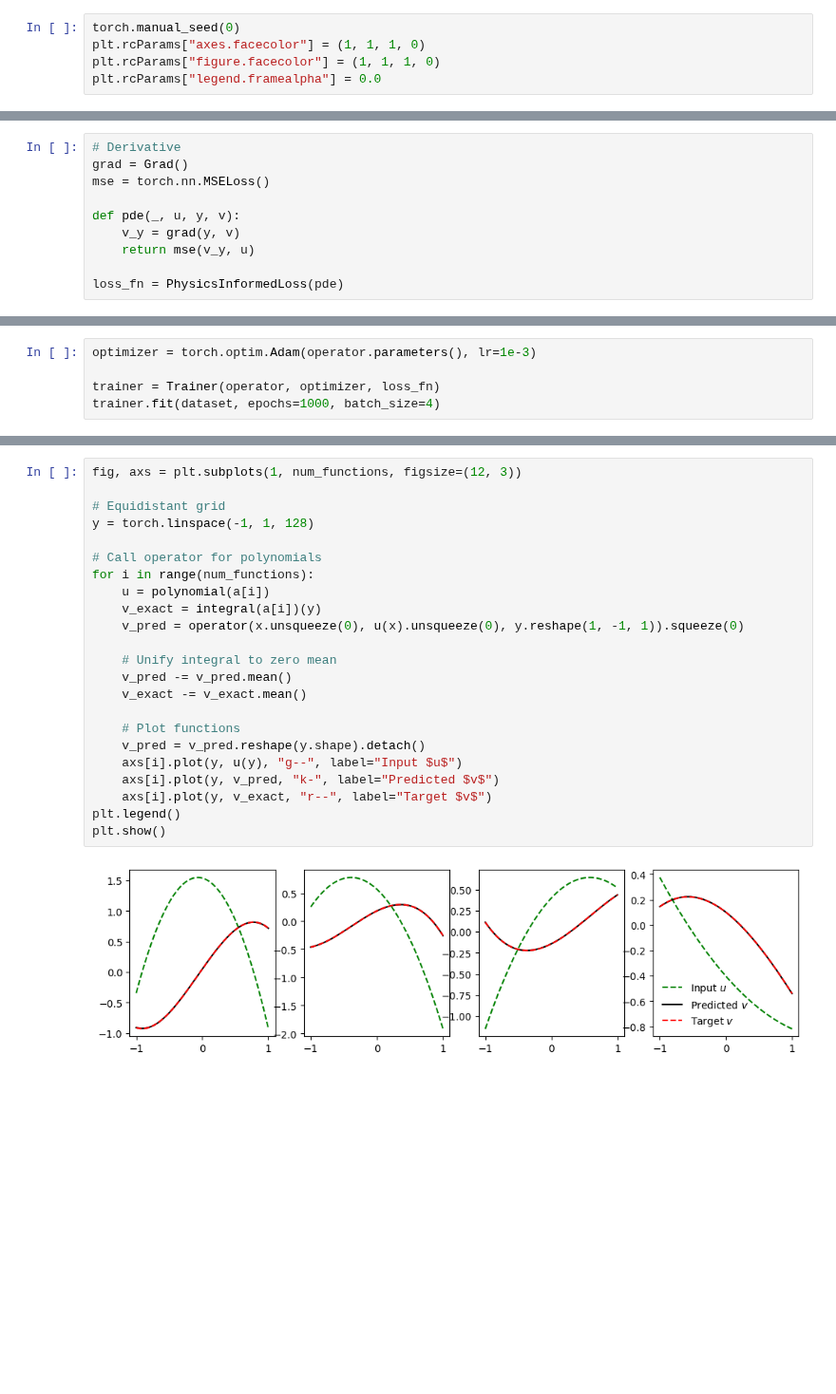
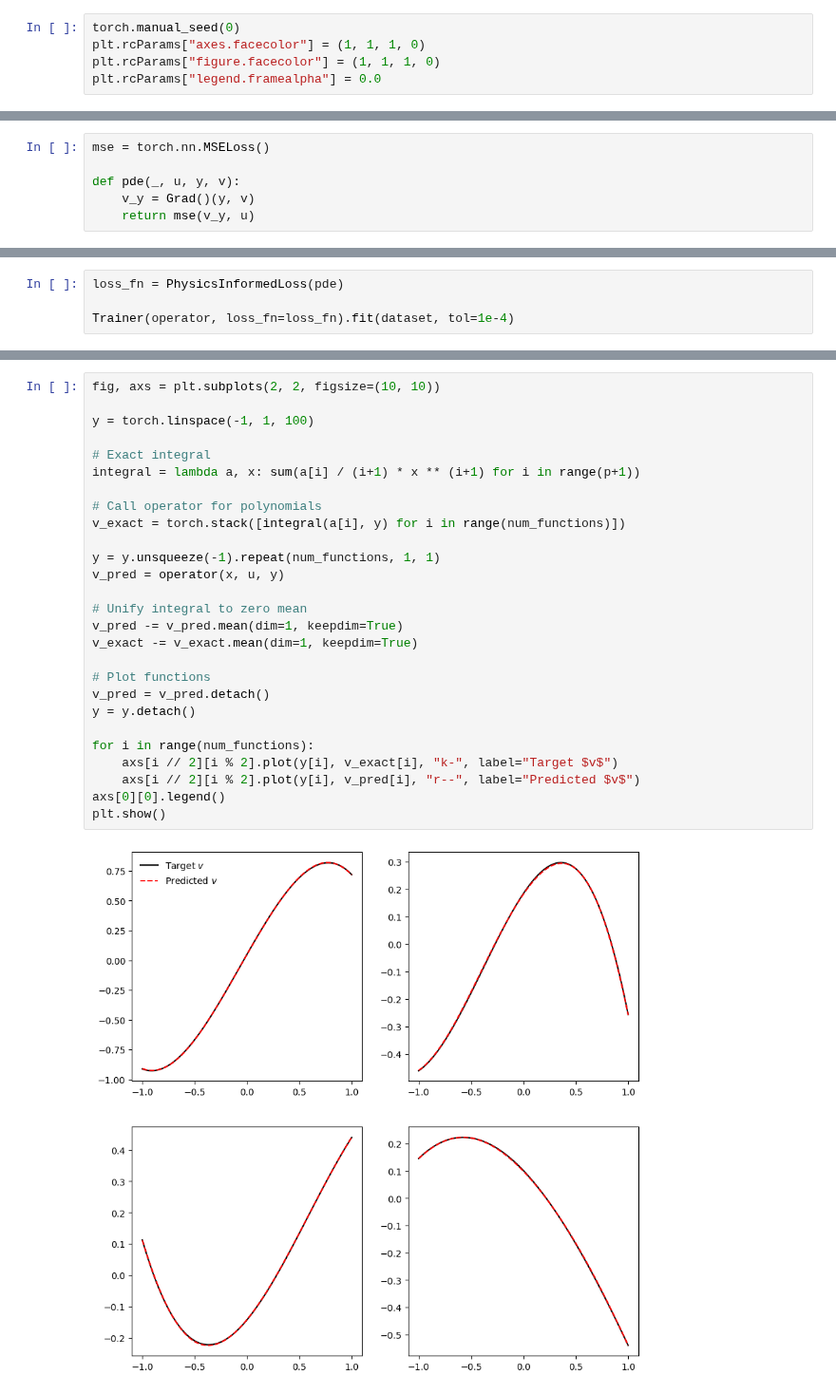
Before and after one commit to aai-institute/continuiti, a Jupyter notebook: examples/physicsinformed.ipynb, the cells around one changed output, grey strips where cells are left out. Shown at 95% size. Drawn from its saved outputs; the diff is of its cells as text; blank space fills up the shorter version.

Commit message:
Simplify physics-informed.

```diff
--- a/examples/physicsinformed.ipynb
+++ b/examples/physicsinformed.ipynb
@@ -84,10 +100,6 @@ As we want to learn the intergral operator $G$, we define a physics-informed los
 # %%
-# Derivative
-grad = Grad()
 mse = torch.nn.MSELoss()
 
 def pde(_, u, y, v):
-    v_y = grad(y, v)
+    v_y = Grad()(y, v)
     return mse(v_y, u)
-
-loss_fn = PhysicsInformedLoss(pde)
@@ -98,5 +105,0 @@ We train the neural operator using the physics-informed loss function.
-# %%
-optimizer = torch.optim.Adam(operator.parameters(), lr=1e-3)
-
-trainer = Trainer(operator, optimizer, loss_fn)
-trainer.fit(dataset, epochs=1000, batch_size=4)
@@ -106,0 +111,4 @@ Epoch 1000:  loss/train = 3.0358e-05  (0.0175 s/epoch)
+# %%
+loss_fn = PhysicsInformedLoss(pde)
+
+Trainer(operator, loss_fn=loss_fn).fit(dataset, tol=1e-4)
@@ -112,25 +124,29 @@ fine resolution of the mapping along with the target function.
 # %%
-fig, axs = plt.subplots(1, num_functions, figsize=(12, 3))
+fig, axs = plt.subplots(2, 2, figsize=(10, 10))
 
-# Equidistant grid
-y = torch.linspace(-1, 1, 128)
+y = torch.linspace(-1, 1, 100)
+
+# Exact integral
+integral = lambda a, x: sum(a[i] / (i+1) * x ** (i+1) for i in range(p+1))
 
 # Call operator for polynomials
+v_exact = torch.stack([integral(a[i], y) for i in range(num_functions)])
+
+y = y.unsqueeze(-1).repeat(num_functions, 1, 1)
+v_pred = operator(x, u, y)
+
+# Unify integral to zero mean
+v_pred -= v_pred.mean(dim=1, keepdim=True)
+v_exact -= v_exact.mean(dim=1, keepdim=True)
+
+# Plot functions
+v_pred = v_pred.detach()
+y = y.detach()
+
 for i in range(num_functions):
-    u = polynomial(a[i])
-    v_exact = integral(a[i])(y)
-    v_pred = operator(x.unsqueeze(0), u(x).unsqueeze(0), y.reshape(1, -1, 1)).squeeze(0)
-
-    # Unify integral to zero mean
-    v_pred -= v_pred.mean()
-    v_exact -= v_exact.mean()
-
-    # Plot functions
-    v_pred = v_pred.reshape(y.shape).detach()
-    axs[i].plot(y, u(y), "g--", label="Input $u$")
-    axs[i].plot(y, v_pred, "k-", label="Predicted $v$")
-    axs[i].plot(y, v_exact, "r--", label="Target $v$")
-plt.legend()
+    axs[i // 2][i % 2].plot(y[i], v_exact[i], "k-", label="Target $v$")
+    axs[i // 2][i % 2].plot(y[i], v_pred[i], "r--", label="Predicted $v$")
+axs[0][0].legend()
 plt.show()
 # %% [output]
-[figure, old version]
+[figure, new version]
```
Also changed, not shown: parts of 21 cells of this notebook.
